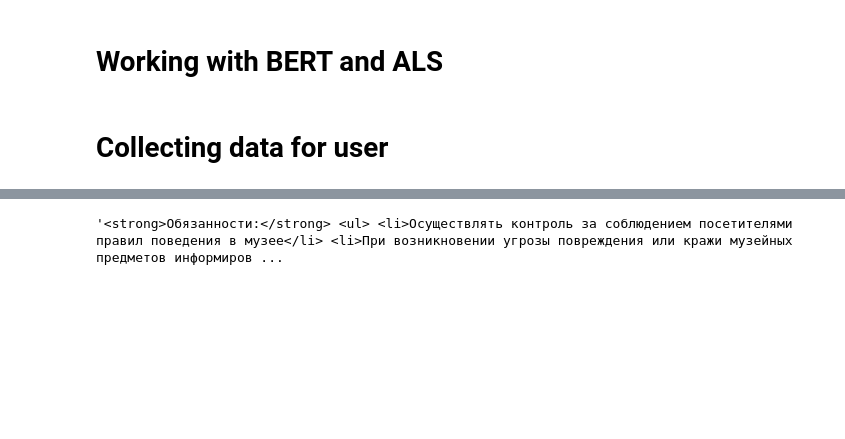
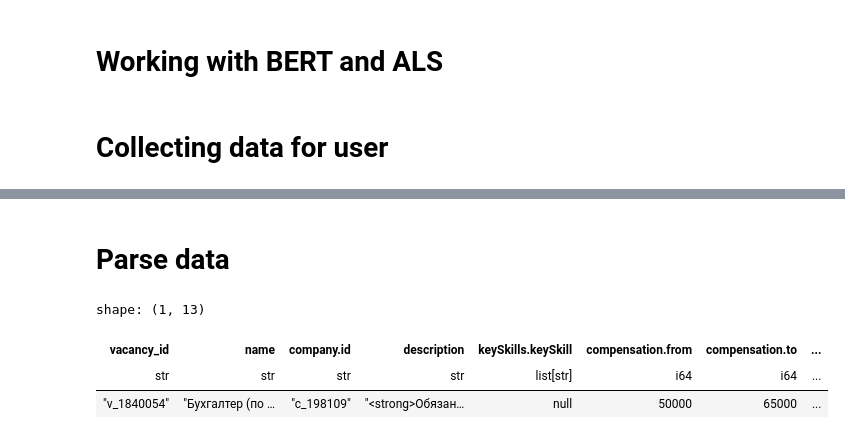
Before and after one commit to Sinagoga/hse_project, a Jupyter notebook: hh_start.ipynb, the cells around one changed output, grey strips where cells are left out. Drawn from its saved outputs; the diff is of its cells as text; code cells hidden in the pictures; blank space fills up the shorter version.

Commit message:
done data parsing

```diff
--- a/hh_start.ipynb
+++ b/hh_start.ipynb
@@ -364,4 +298,9 @@ user2idx_data = pl.DataFrame({"user_id": user2idx.keys(), "idx": user2idx.values
-# %%
-vac_df[0]["description"].item()
-# %% [output]
-'<strong>Обязанности:</strong> <ul> <li>Осуществлять контроль за соблюдением посетителями правил поведения в музее</li> <li>При возникновении угрозы повреждения или кражи музейных предметов информиров ...
+# %% [markdown]
+# **Parse data**
+# %%
+parse_vac = vac_df[0]
+# %% [output]
+shape: (1, 13)
+| vacancy_id | name | company.id | description | keySkills.keySkill | compensation.from | compensation.to | ... |
+| str | str | str | str | list[str] | i64 | i64 | ... |
+| "v_1840054" | "Бухгалтер (по … | "c_198109" | "<strong>Обязан… | null | 50000 | 65000 | ... |
```
Also changed, not shown: parts of 9 cells of this notebook.
